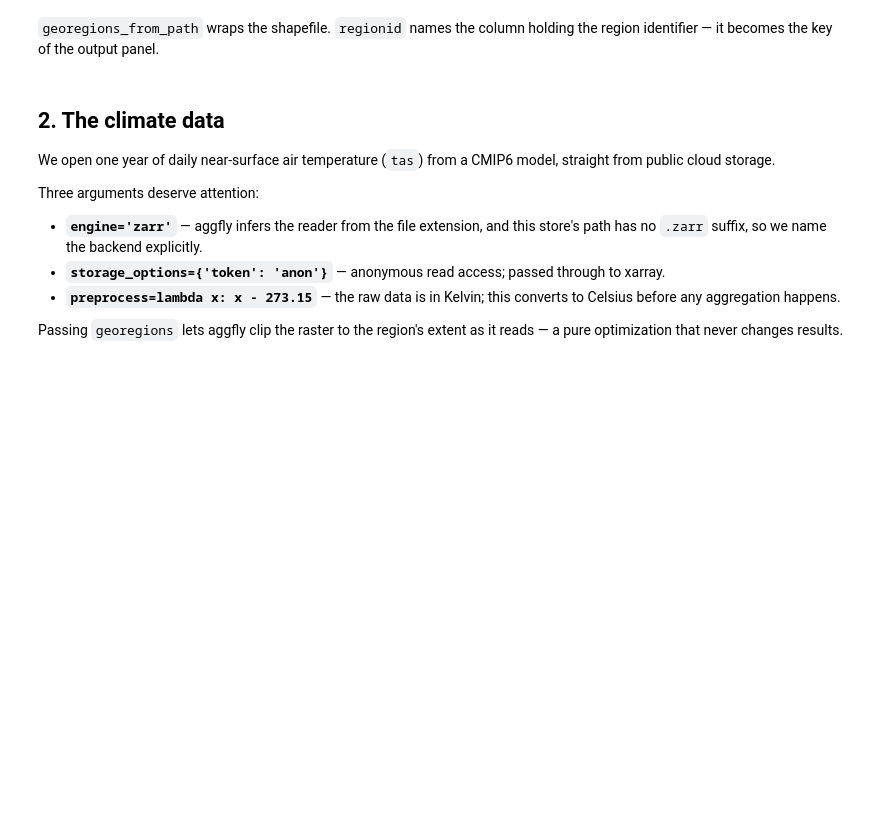
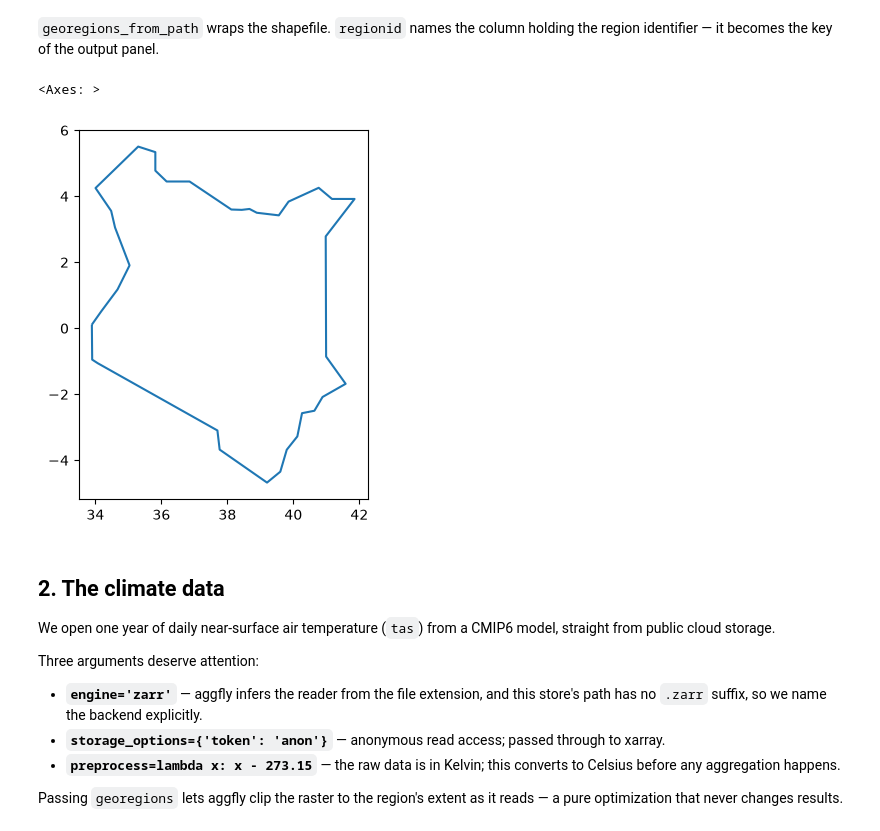
Before and after one commit to dylanhogan/aggfly, a Jupyter notebook: examples/notebooks/quickstart_public_data.ipynb, the cells around one changed output. Drawn from its saved outputs; the diff is of its cells as text; code cells hidden in the pictures; blank space fills up the shorter version.

```diff
--- a/examples/notebooks/quickstart_public_data.ipynb
+++ b/examples/notebooks/quickstart_public_data.ipynb
@@ -69,7 +75,10 @@ region
 identifier — it becomes the key of the output panel.
 # %%
 georegions = af.georegions_from_path(str(shp_path), regionid='ISO_A3')
-georegions
+georegions.plot_region('KEN')
+# %% [output]
+<Axes: >
+[figure, added]
 # %% [markdown]
 ## 2. The climate data
 
```
Also changed, not shown: parts of 18 cells of this notebook, 11 other files.
